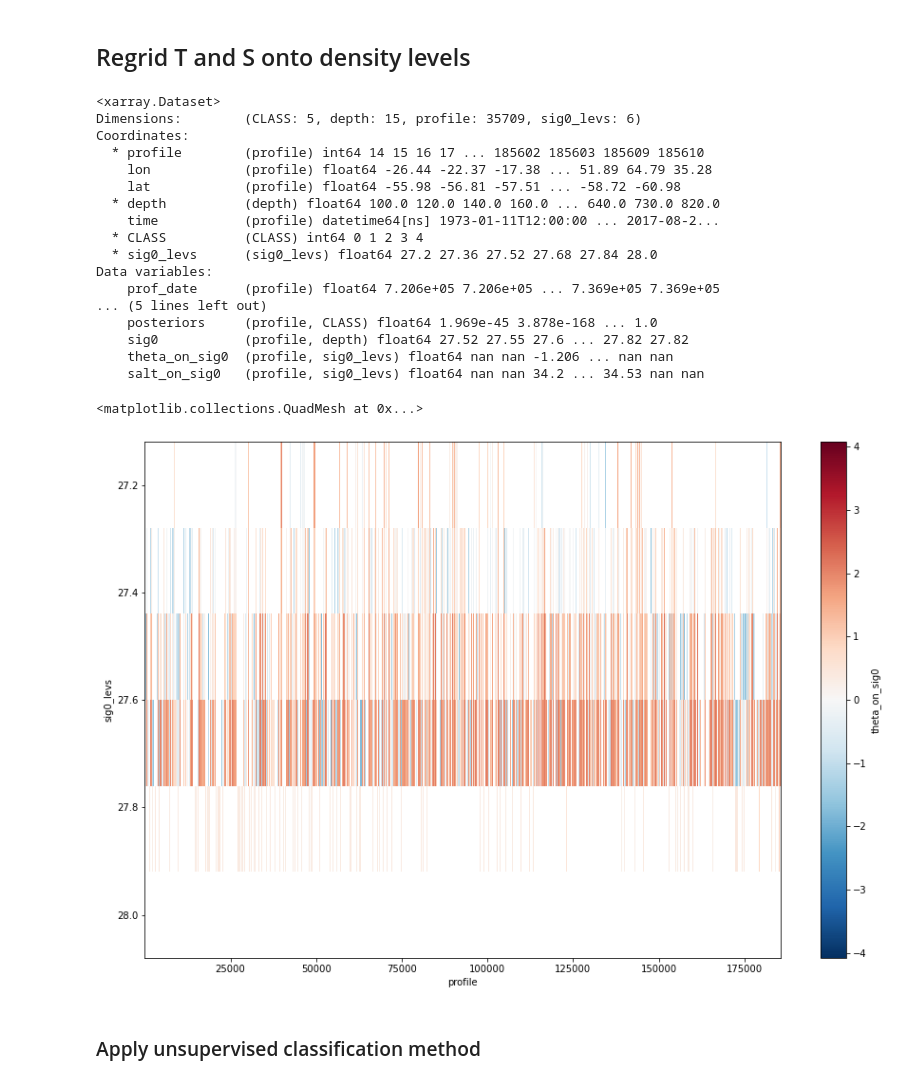
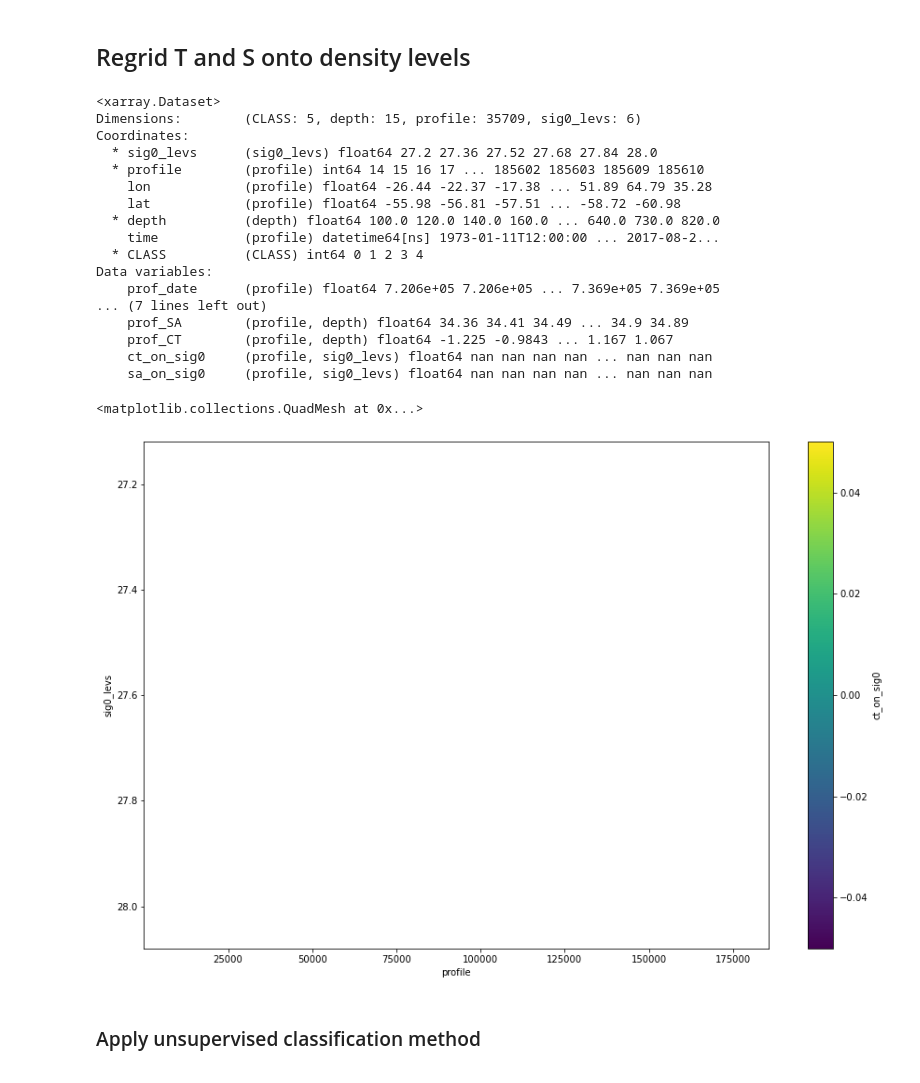
Before and after one commit to so-wise/weddell_gyre_clusters, a Jupyter notebook: notebooks/exploratory/3.2_dcj_try_by_density.ipynb, the cells around one changed output. Drawn from its saved outputs; the diff is of its cells as text; code cells hidden in the pictures.

```diff
--- a/notebooks/exploratory/3.2_dcj_try_by_density.ipynb
+++ b/notebooks/exploratory/3.2_dcj_try_by_density.ipynb
@@ -207,6 +210,8 @@ sig0 = xr.apply_ufunc(gsw.density.sigma0, sa, ct)
 
 # add sig0 to existinng profiles_antarctic dataset
 profiles_antarctic['sig0'] = sig0
+profiles_antarctic['prof_SA'] = sa
+profiles_antarctic['prof_CT'] = ct
 # %% [markdown]
 ### Plot density for reference
 # %%
@@ -248,52 +253,52 @@ xr.plot.hist(profiles_antarctic.sig0,figsize=(15,10))
 # Idea for transformation into new vertical coordinates: https://xgcm.readthedocs.io/en/latest/transform.html
 
 grid = Grid(profiles_antarctic, coords={'Z': {'center': 'depth'}}, periodic=False)
-target_sig0_levels = np.linspace(27.2, 28.0, 6)
+target_sig0_levels = np.linspace(27.4, 27.8, 8)
 
 # linearly interpolate temperature onto selected sig0 levels
-theta_on_sig0 = grid.transform(profiles_antarctic.prof_T, 'Z',
+ct_on_sig0 = grid.transform(profiles_antarctic.prof_CT, 'Z',
                                target_sig0_levels,
                                target_data=profiles_antarctic.sig0,
                                method='linear')
 
 # linearly interpolate salt onto selected sig0 levels
-salt_on_sig0 = grid.transform(profiles_antarctic.prof_S, 'Z',
+sa_on_sig0 = grid.transform(profiles_antarctic.prof_SA, 'Z',
                               target_sig0_levels,
                               target_data=profiles_antarctic.sig0,
                               method='linear')
 
 # rename to avoid conflict with sig0 variable
-theta_on_sig0 = theta_on_sig0.rename({'sig0':'sig0_levs'})
-salt_on_sig0 = salt_on_sig0.rename({'sig0':'sig0_levs'})
+ct_on_sig0 = ct_on_sig0.rename({'sig0':'sig0_levs'})
+sa_on_sig0 = sa_on_sig0.rename({'sig0':'sig0_levs'})
 
 # add to existing dataset
-profiles_antarctic['theta_on_sig0'] = theta_on_sig0
-profiles_antarctic['salt_on_sig0'] = salt_on_sig0
+profiles_antarctic['ct_on_sig0'] = ct_on_sig0
+profiles_antarctic['sa_on_sig0'] = sa_on_sig0
 profiles_antarctic
 # %% [output]
 <xarray.Dataset>
 Dimensions:        (CLASS: 5, depth: 15, profile: 35709, sig0_levs: 6)
 Coordinates:
+  * sig0_levs      (sig0_levs) float64 27.2 27.36 27.52 27.68 27.84 28.0
   * profile        (profile) int64 14 15 16 17 ... 185602 185603 185609 185610
     lon            (profile) float64 -26.44 -22.37 -17.38 ... 51.89 64.79 35.28
     lat            (profile) float64 -55.98 -56.81 -57.51 ... -58.72 -60.98
   * depth          (depth) float64 100.0 120.0 140.0 160.0 ... 640.0 730.0 820.0
     time           (profile) datetime64[ns] 1973-01-11T12:00:00 ... 2017-08-2...
   * CLASS          (CLASS) int64 0 1 2 3 4
-  * sig0_levs      (sig0_levs) float64 27.2 27.36 27.52 27.68 27.84 28.0
 Data variables:
     prof_date      (profile) float64 7.206e+05 7.206e+05 ... 7.369e+05 7.369e+05
-... (5 lines left out)
-    posteriors     (profile, CLASS) float64 1.969e-45 3.878e-168 ... 1.0
-    sig0           (profile, depth) float64 27.52 27.55 27.6 ... 27.82 27.82
-    theta_on_sig0  (profile, sig0_levs) float64 nan nan -1.206 ... nan nan
-    salt_on_sig0   (profile, sig0_levs) float64 nan nan 34.2 ... 34.53 nan nan
+... (7 lines left out)
+    prof_SA        (profile, depth) float64 34.36 34.41 34.49 ... 34.9 34.89
+    prof_CT        (profile, depth) float64 -1.225 -0.9843 ... 1.167 1.067
+    ct_on_sig0     (profile, sig0_levs) float64 nan nan nan nan ... nan nan nan
+    sa_on_sig0     (profile, sig0_levs) float64 nan nan nan nan ... nan nan nan
 # %%
 fig, ax = plt.subplots(figsize=(15,10))
-profiles_antarctic.theta_on_sig0.plot(y='sig0_levs', yincrease=False)
+profiles_antarctic.ct_on_sig0.plot(y='sig0_levs', yincrease=False)
 # %% [output]
 <matplotlib.collections.QuadMesh at 0x...>
-[figure, old version]
+[figure, new version]
 # %% [markdown]
 ### Apply unsupervised classification method
 # %% [markdown]
```
Also changed, not shown: parts of 10 cells of this notebook, 1 other file.
